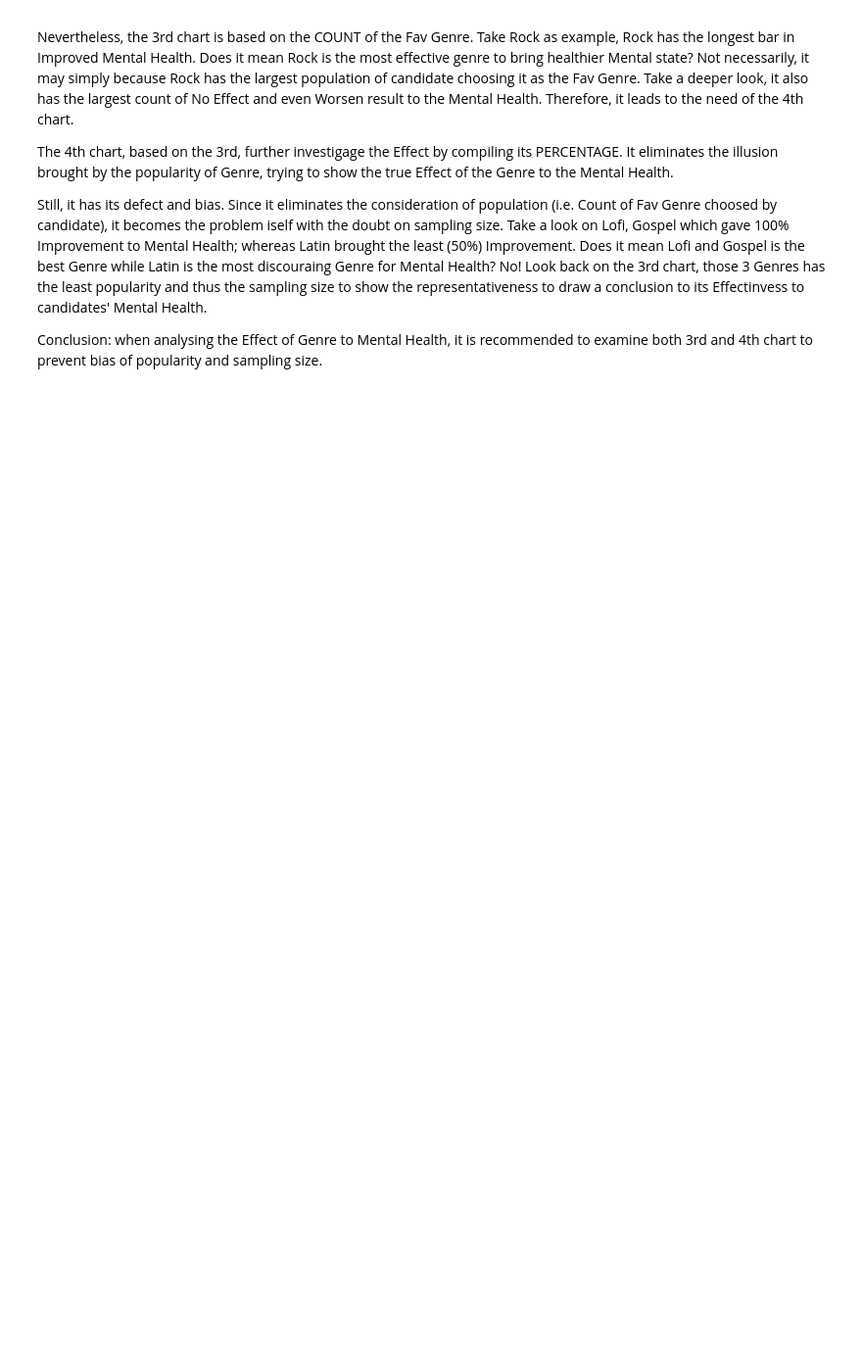
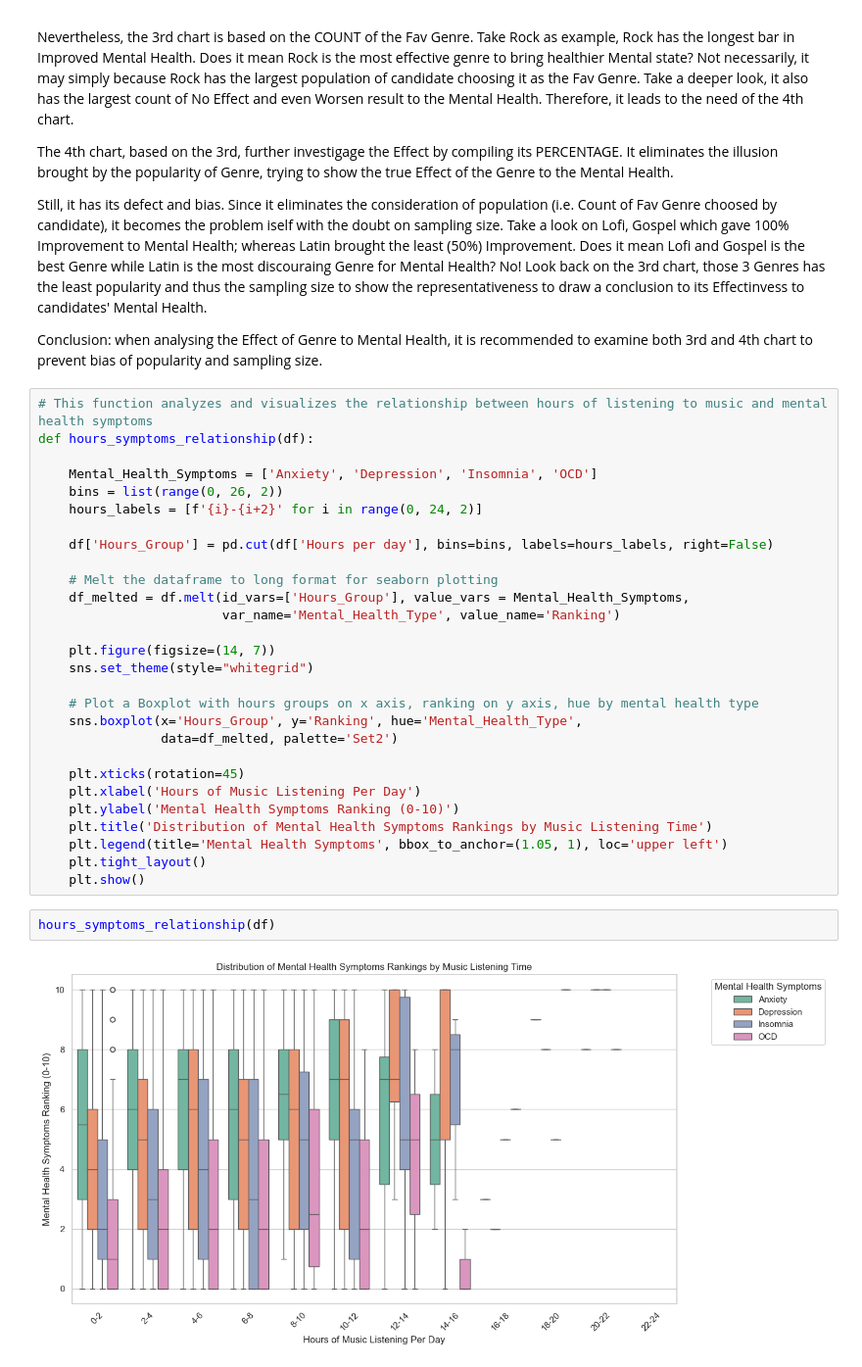
Before and after one commit to annwong0/eda_project, a Jupyter notebook: Untitled0.ipynb, the cells around one changed output. Shown: that part at 98% size. Cells and saved outputs as stored; diff of their text form; blank space fills up the shorter version.

```diff
--- a/Untitled0.ipynb
+++ b/Untitled0.ipynb
@@ -417,3 +417,35 @@ The 4th chart, based on the 3rd, further investigage the Effect by compiling its
 Still, it has its defect and bias.  Since it eliminates the consideration of population (i.e. Count of Fav Genre choosed by candidate), it becomes the problem iself with the doubt on sampling size.  Take a look on Lofi, Gospel which gave 100% Improvement to Mental Health; whereas Latin brought the least (50%) Improvement.  Does it mean Lofi and Gospel is the best Genre while Latin is the most discouraing Genre for Mental Health?  No!  Look back on the 3rd chart, those 3 Genres has the least popularity and thus the sampling size to show the representativeness to draw a conclusion to its Effectinvess to candidates' Mental Health.
 
 Conclusion: when analysing the Effect of Genre to Mental Health, it is recommended to examine both 3rd and 4th chart to prevent bias of popularity and sampling size.
+# %%
+# This function analyzes and visualizes the relationship between hours of listening to music and mental health symptoms
+def hours_symptoms_relationship(df):
+
+    Mental_Health_Symptoms = ['Anxiety', 'Depression', 'Insomnia', 'OCD']
+    bins = list(range(0, 26, 2))
+    hours_labels = [f'{i}-{i+2}' for i in range(0, 24, 2)]
+
+    df['Hours_Group'] = pd.cut(df['Hours per day'], bins=bins, labels=hours_labels, right=False)
+
+    # Melt the dataframe to long format for seaborn plotting
+    df_melted = df.melt(id_vars=['Hours_Group'], value_vars = Mental_Health_Symptoms,
+                        var_name='Mental_Health_Type', value_name='Ranking')
+
+    plt.figure(figsize=(14, 7))
+    sns.set_theme(style="whitegrid")
+
+    # Plot a Boxplot with hours groups on x axis, ranking on y axis, hue by mental health type
+    sns.boxplot(x='Hours_Group', y='Ranking', hue='Mental_Health_Type',
+                data=df_melted, palette='Set2')
+
+    plt.xticks(rotation=45)
+    plt.xlabel('Hours of Music Listening Per Day')
+    plt.ylabel('Mental Health Symptoms Ranking (0-10)')
+    plt.title('Distribution of Mental Health Symptoms Rankings by Music Listening Time')
+    plt.legend(title='Mental Health Symptoms', bbox_to_anchor=(1.05, 1), loc='upper left')
+    plt.tight_layout()
+    plt.show()
+# %%
+hours_symptoms_relationship(df)
+# %% [output]
+[figure, added]
```
Also changed, not shown: parts of 10 cells of this notebook.
